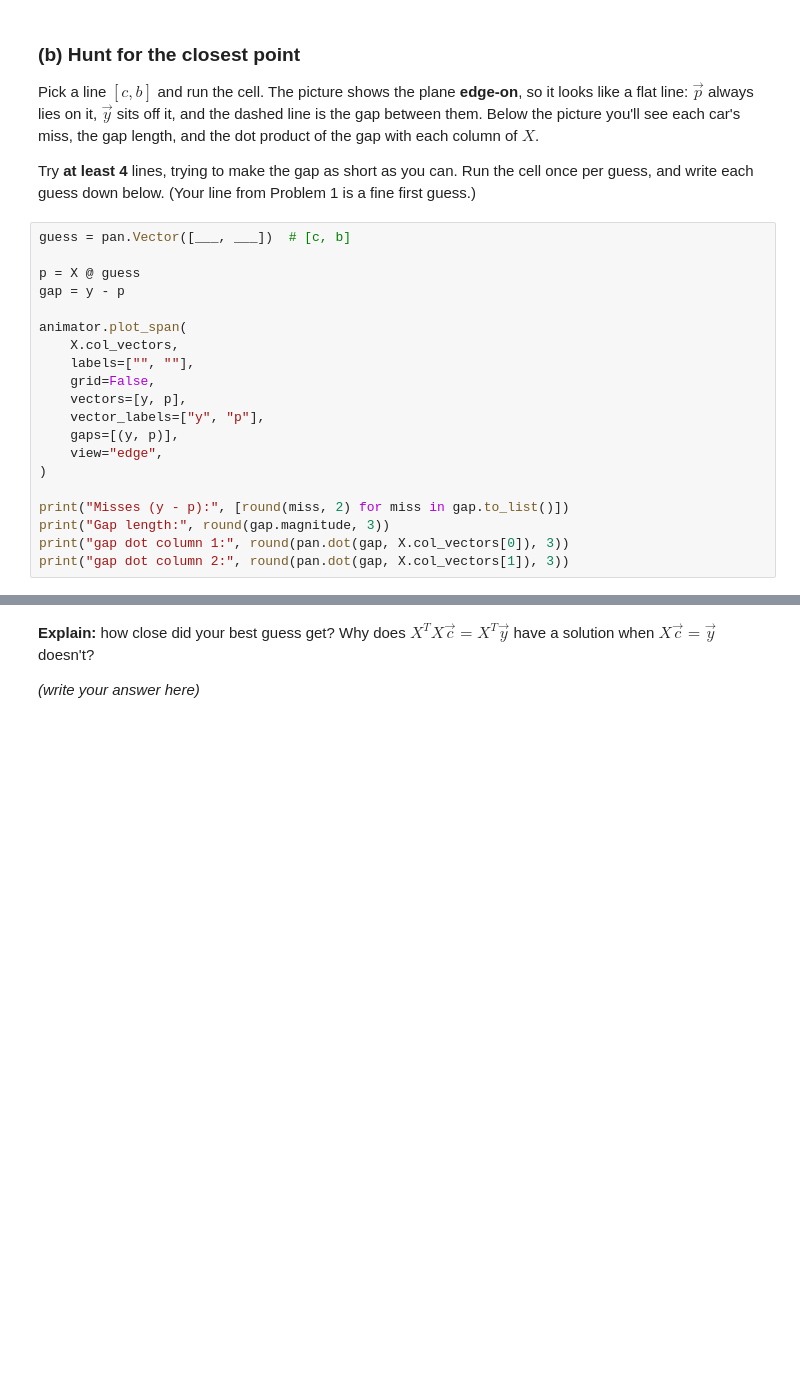
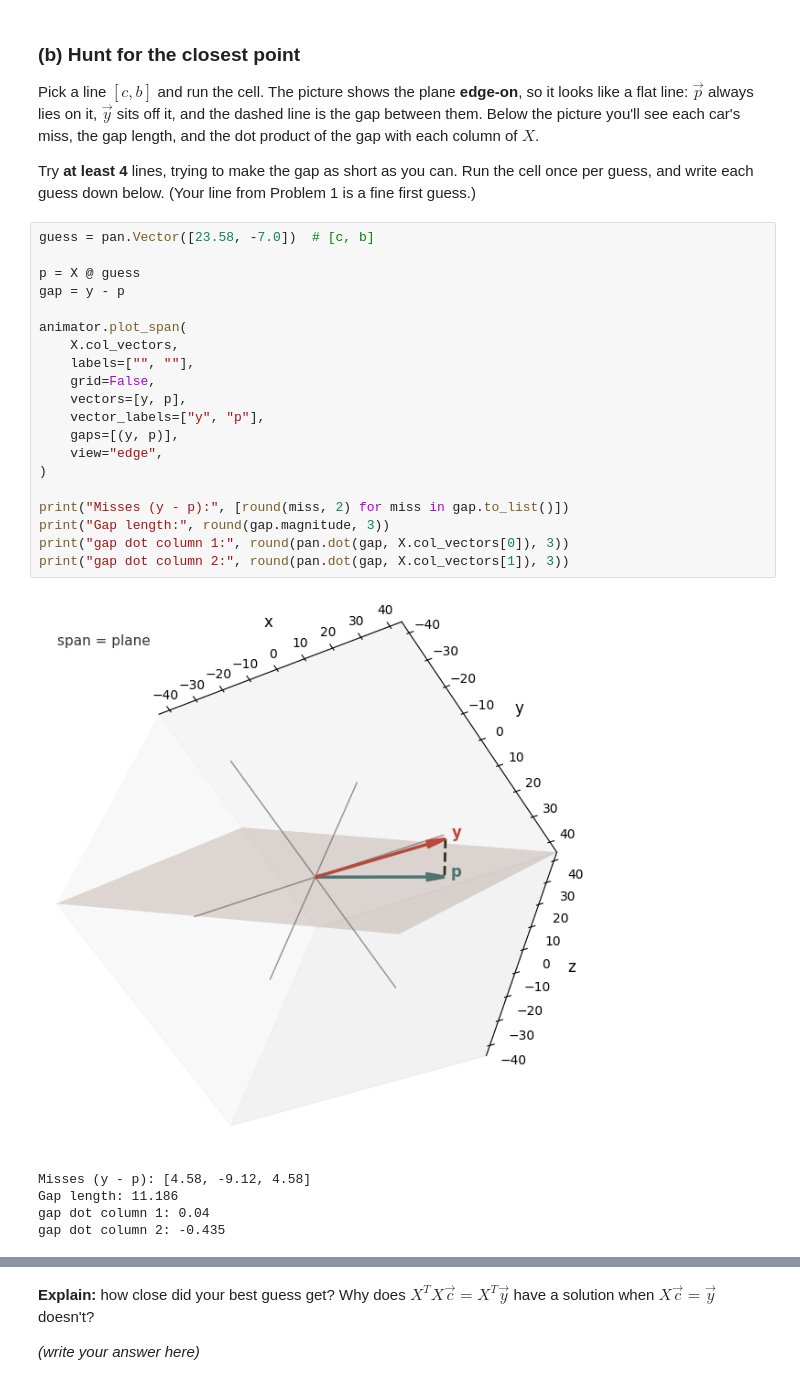
Before and after one commit to ericazhang01/Dungeon-Delver, a Jupyter notebook: explorations/exploration_least_squares.ipynb, the cells around one changed output, grey strips where cells are left out. Drawn from its saved outputs; the diff is of its cells as text; blank space fills up the shorter version.

```diff
--- a/explorations/exploration_least_squares.ipynb
+++ b/explorations/exploration_least_squares.ipynb
@@ -415,24 +415,30 @@ Pick a line $[c, b]$ and run the cell. The picture shows the plane **edge-on**,
 
 Try **at least 4** lines, trying to make the gap as short as you can. Run the cell once per guess, and write each guess down below. (Your line from Problem 1 is a fine first guess.)
 # %%
-guess = pan.Vector([___, ___])  # [c, b]
+guess = pan.Vector([23.58, -7.0])  # [c, b]
 
 p = X @ guess
 gap = y - p
 
 animator.plot_span(
     X.col_vectors,
     labels=["", ""],
     grid=False,
     vectors=[y, p],
     vector_labels=["y", "p"],
     gaps=[(y, p)],
     view="edge",
 )
 
 print("Misses (y - p):", [round(miss, 2) for miss in gap.to_list()])
 print("Gap length:", round(gap.magnitude, 3))
 print("gap dot column 1:", round(pan.dot(gap, X.col_vectors[0]), 3))
 print("gap dot column 2:", round(pan.dot(gap, X.col_vectors[1]), 3))
+# %% [output]
+[figure, added]
+Misses (y - p): [4.58, -9.12, 4.58]
+Gap length: 11.186
+gap dot column 1: 0.04
+gap dot column 2: -0.435
 # %% [markdown]
 **Your guesses:** list each $[c, b]$ with its gap length and its two dot products.
```
Also changed, not shown: parts of 15 cells of this notebook.
